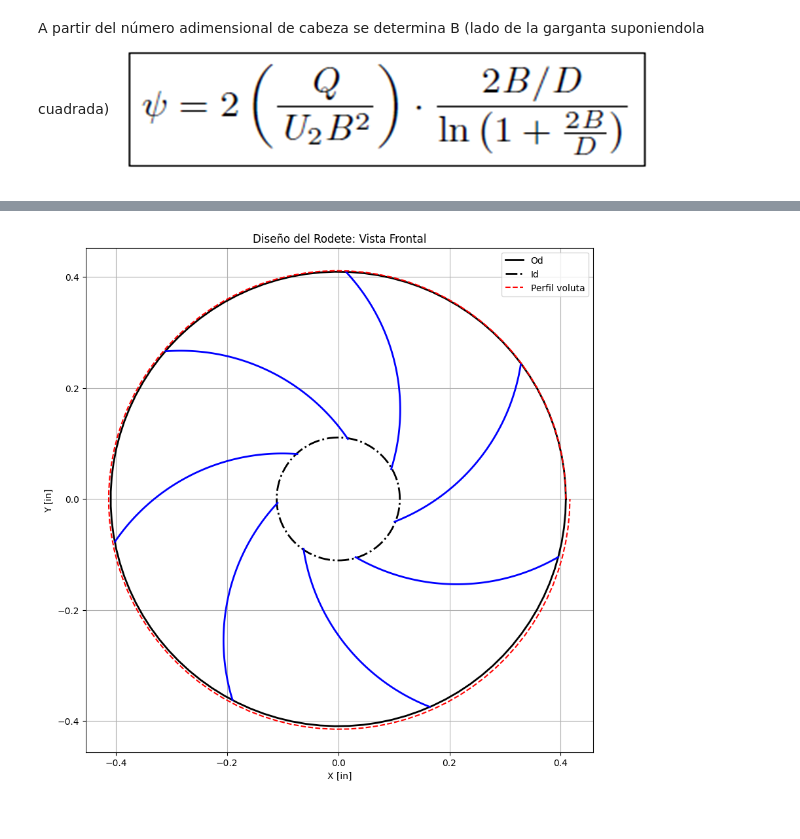
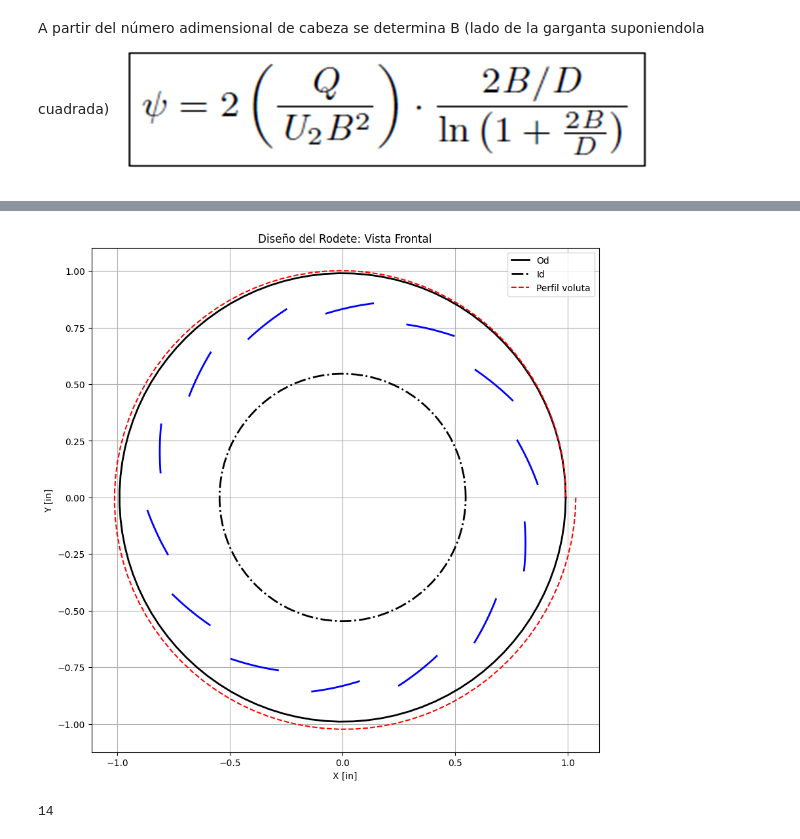
Before and after one commit to niardilav/Proyecto-Turbo, a Jupyter notebook: Ejemplo_diseño.ipynb, the cells around one changed output, grey strips where cells are left out. Saved outputs shown, nothing was run; the diff lists cells and outputs as text; code cells hidden in the pictures.

```diff
--- a/Ejemplo_diseño.ipynb
+++ b/Ejemplo_diseño.ipynb
@@ -6,7 +6,7 @@ import matplotlib.pyplot as plt
 import scipy.optimize as opt
 
 #Requerimiento
-Q_litros=2.5 #[L/min]
+Q_litros=2.5*60 #[L/min]
 Q_gpm = Q_litros*0.264172/1 #[gal/min]
 print("Q [gpm]",Q_gpm)
 Q = Q_gpm*231/(60*12**3) #[ft3/s]
@@ -17,7 +17,7 @@ H_metros=3.5 #[m]
 H=H_metros*3.28084 #[ft]
 
 #Motor BLDC
-RPM=8000 #[rpm]
+RPM=4000 #[rpm]
 n=RPM*np.pi/30 #[Rad/s]
 print("n [rad/s]",n)
 
@@ -87,7 +87,7 @@ Nsd 1042.229980315857
 Se usa el diagrama de eficiencia vs Nsd para estimar eta
 ![alt text](image.png)
 # %%
-eta = 0.63 #[Eficiencia de la bomba a partir del diagrama (Nsd y gpm)]
+eta = 0.8 #[Eficiencia de la bomba a partir del diagrama (Nsd y gpm)]
 
 #Número adimensional de cabeza psi
 
@@ -116,7 +116,7 @@ phi [0.63793806]
 Se determina el factor Y
 ![image.png](attachment:image.png)
 # %%
-Y = 3
+Y = 0.6
 
 V2_th_K = 32.2*H/(U2*eta)
 print("V2 tangencial con desilazamiento",V2_th_K)
@@ -241,33 +241,35 @@ for i in range(n_blades):
 
     # Puntos en el radio interno y externo
     x1 = d_2 * np.cos(angle)  # punto inicial en radio interno
     y1 = d_2 * np.sin(angle)
 
     # Calcular centro del arco (desplazado del origen)
     dx = D_2 * np.cos(beta2_rad) - d_2 * np.cos(beta1_rad)
     dy = D_2 * np.sin(beta2_rad) - d_2 * np.sin(beta1_rad)
 
     # Rotar el centro según la posición del álabe
     cos_rot = np.cos(angle)
     sin_rot = np.sin(angle)
     xc = dx * cos_rot - dy * sin_rot
     yc = dx * sin_rot + dy * cos_rot
 
     # Calcular ángulos inicial y final
-    start_angle = angle -np.pi + np.deg2rad(60)
+    start_angle = angle -np.pi + np.deg2rad(20)
     #start_angle = angle -np.pi + beta1_rad+ beta2_rad
-    end_angle = angle - np.deg2rad(60)
+    end_angle = angle - np.deg2rad(150)
     #end_angle = angle - (beta1_rad + beta2_rad)
     # Dibujar el arco
     plot_blade_arc(xc, yc, R, start_angle, end_angle)
 
 plt.plot(D_2*np.exp(theta/tau)*np.cos(theta), D_2*np.exp(theta/tau)*np.sin(theta), 'r--', label='Perfil voluta')
 plt.axis('equal')
 plt.title('Diseño del Rodete: Vista Frontal')
 plt.xlabel('X [in]')
 plt.ylabel('Y [in]')
 plt.grid(True)
 plt.legend()
 plt.show()
+print(n_blades)
 # %% [output]
-[figure, old version]
+[figure, new version]
+14
```
Also changed, not shown: parts of 5 cells of this notebook, 2 other files.
